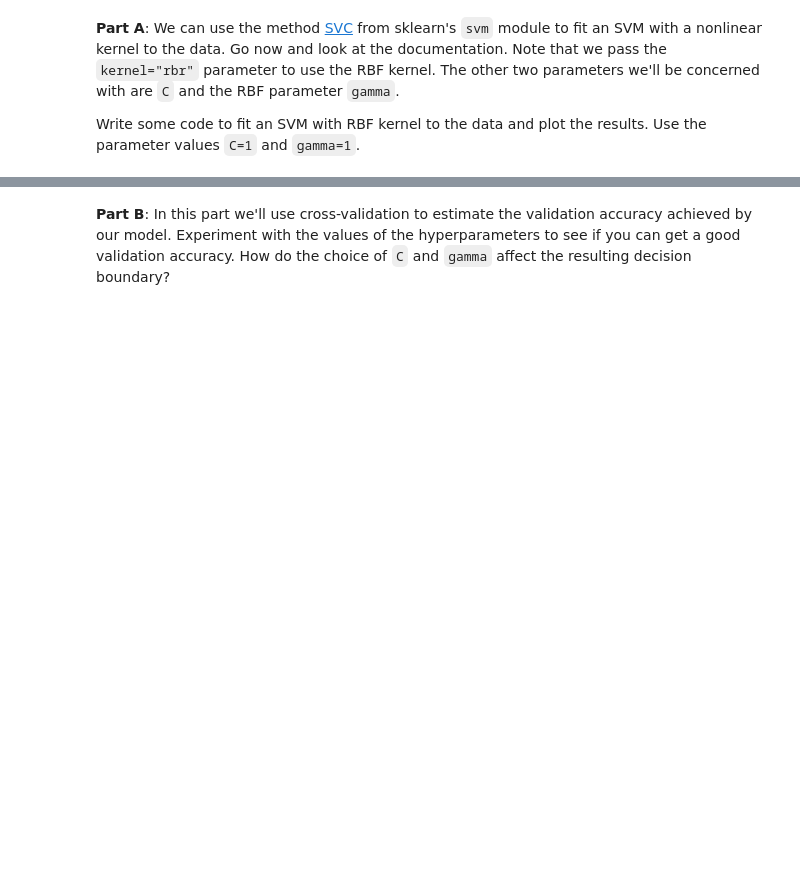
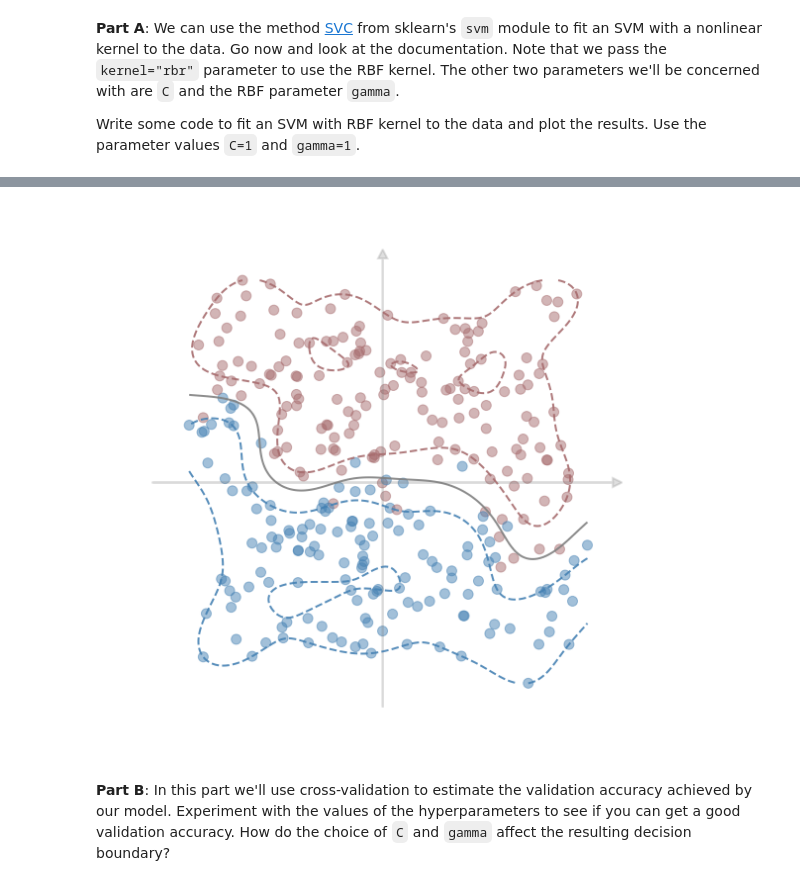
Before and after one commit to skhadem/CSCI-4622-Machine-Learning-fa20, a Jupyter notebook: in-class-notebooks/hands_on_SVM.ipynb, the cells around one changed output, grey strips where cells are left out. Cells and saved outputs as stored; diff of their text form; code cells hidden in the pictures; blank space fills up the shorter version.

```diff
--- a/in-class-notebooks/hands_on_SVM.ipynb
+++ b/in-class-notebooks/hands_on_SVM.ipynb
@@ -187,3 +213,9 @@ nonlinear_plot(X, y, nlsvm)
+# %%
+nlsvm = SVC(C=1, kernel='rbf', gamma=10)
+nlsvm.fit(X, y)
+nonlinear_plot(X, y, nlsvm)
+# %% [output]
+[figure, added]
 # %% [markdown]
 **Part B**: In this part we'll use cross-validation to estimate the validation accuracy achieved by our model.  Experiment with the values of the hyperparameters to see if you can get a good validation accuracy. How do the choice of `C` and `gamma` affect the resulting decision boundary?
 # %%
```
Also changed, not shown: parts of 12 cells of this notebook.
